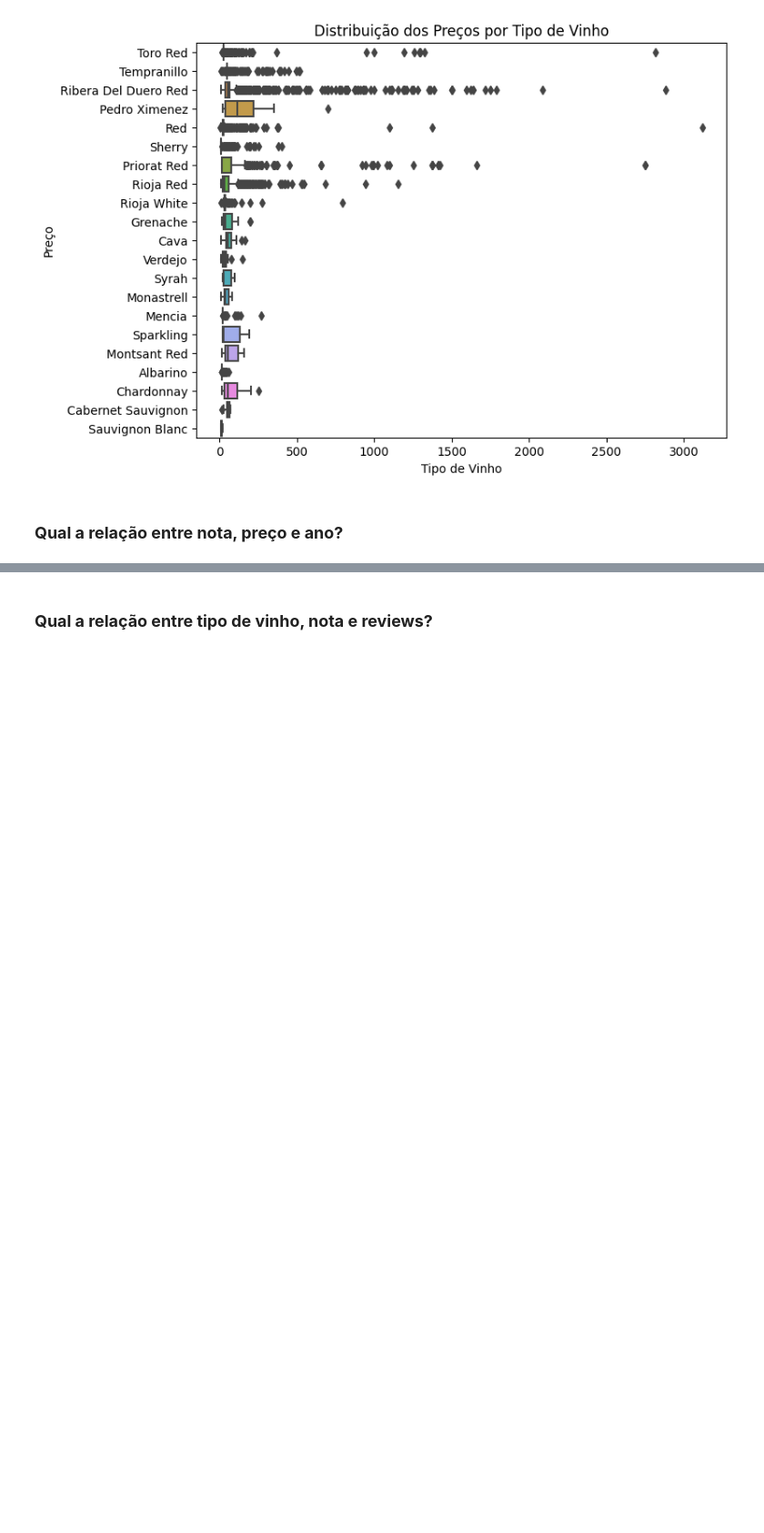
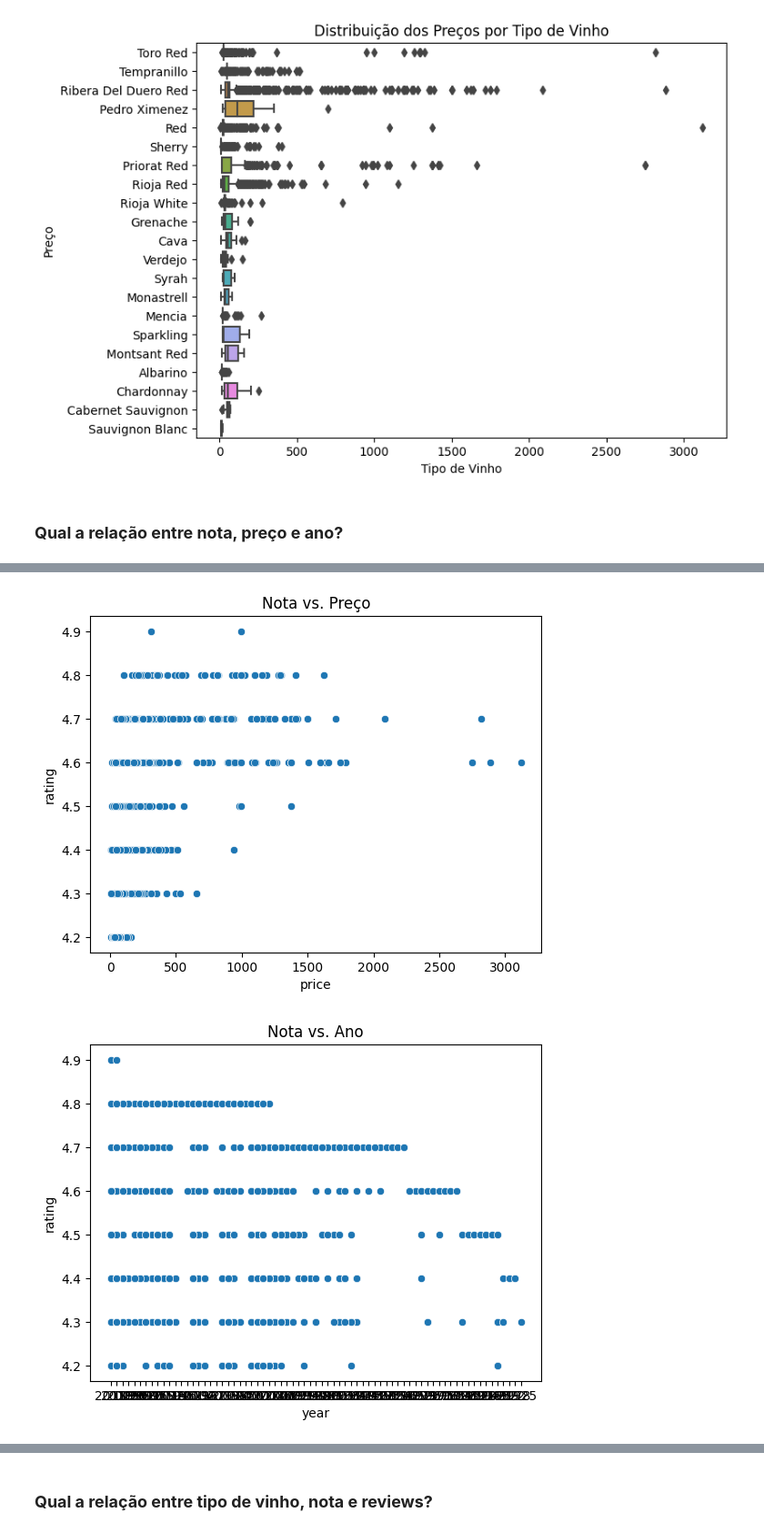
Before and after one commit to atlantico-academy/equipe3-2024.2, a Jupyter notebook: notebooks/01-exploratory_data_analysis.ipynb, the cells around one changed output, grey strips where cells are left out. Shown at 91% size. Saved outputs shown, nothing was run; the diff lists cells and outputs as text; code cells hidden in the pictures; blank space fills up the shorter version.

```diff
--- a/notebooks/01-exploratory_data_analysis.ipynb
+++ b/notebooks/01-exploratory_data_analysis.ipynb
@@ -171,0 +216,24 @@ plt.show()
+# %%
+# Relação entre nota e preço - AJUSTAR VISUALIZAÇOES
+sns.scatterplot(x='price', y='rating', data=df)
+plt.title('Nota vs. Preço')
+plt.xlabel('price')
+plt.ylabel('rating')
+plt.show()
+
+# Relação entre nota e ano
+sns.scatterplot(x='year', y='rating', data=df)
+plt.title('Nota vs. Ano')
+plt.xlabel('year')
+plt.ylabel('rating')
+plt.show()
+
+# Relação entre preço e ano
+sns.scatterplot(x='year', y='price', data=df)
+plt.title('Preço vs. Ano')
+plt.xlabel('year')
+plt.ylabel('price')
+plt.show()
+# %% [output]
+[figure, added]
+[figure, added]
```
Also changed, not shown: parts of 24 cells of this notebook, 1 other file.
